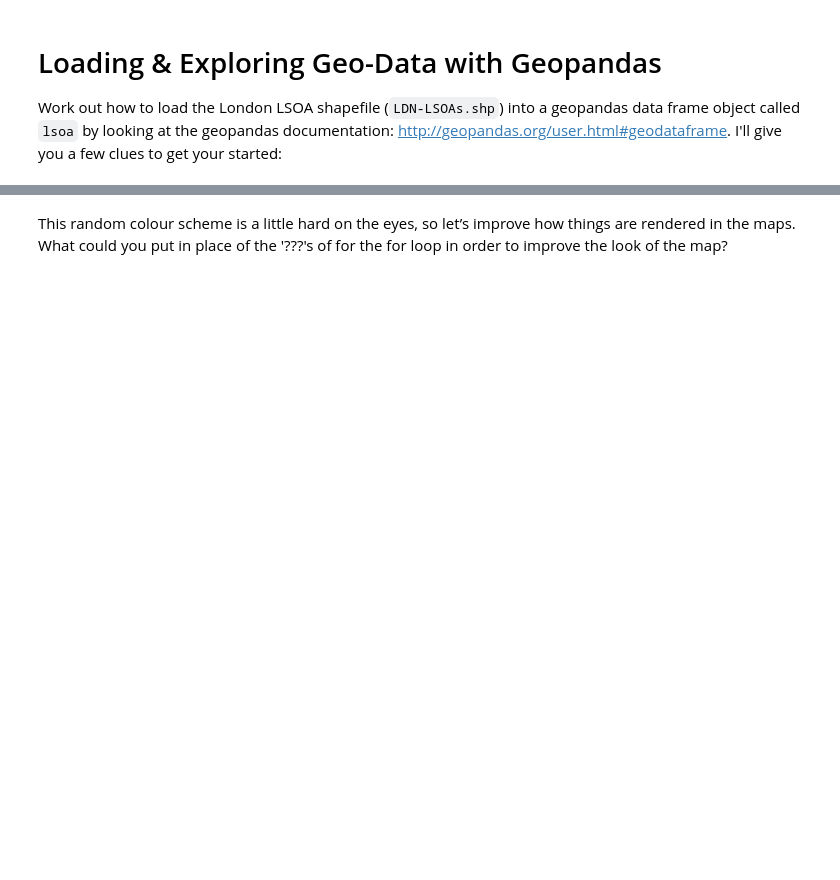
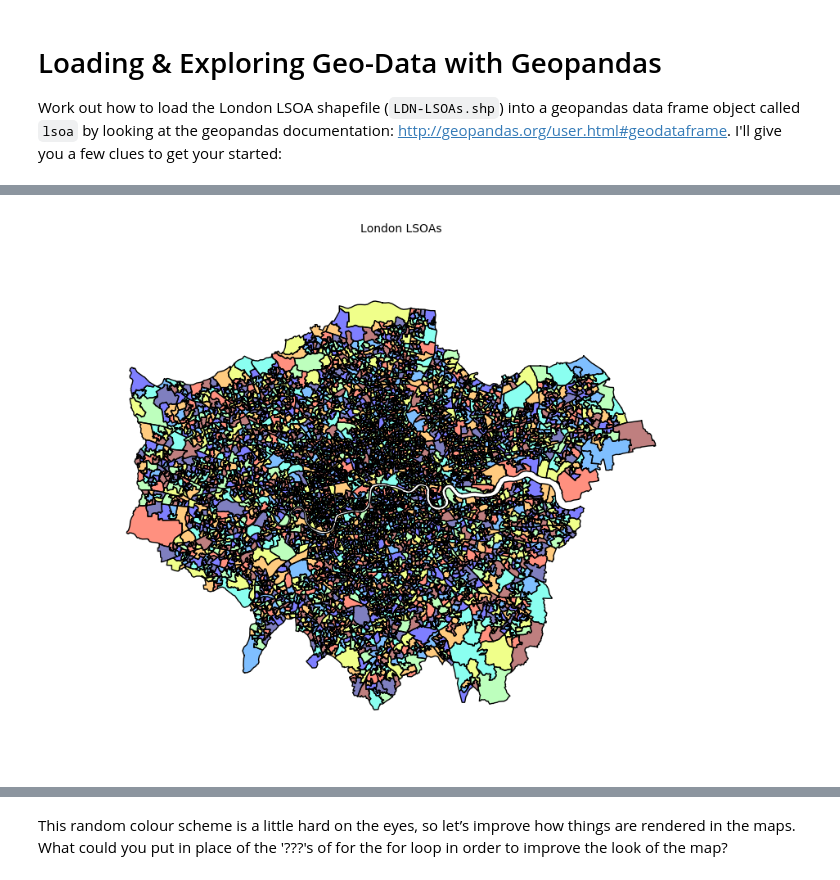
Before and after one commit to kingsgeocomp/spatial-analysis, a Jupyter notebook: New-Practical-2-Mapping and Simple Analysis with Geopandas.ipynb, the cells around one changed output, grey strips where cells are left out. Cells and saved outputs as stored; diff of their text form; code cells hidden in the pictures; blank space fills up the shorter version.

```diff
--- a/New-Practical-2-Mapping and Simple Analysis with Geopandas.ipynb
+++ b/New-Practical-2-Mapping and Simple Analysis with Geopandas.ipynb
@@ -73,7 +112,9 @@ Let’s try to improve the output a bit: take a look at the code in the workshee
 # %%
-f, ax = plt.subplots(1, figsize=(10, 7))
-ax = lsoa.plot(axes=ax, alpha=0.5)
-ax.set_axis_off()
+f, axes = plt.subplots(1, figsize=(10, 7))
+axes = lsoa.plot(ax=axes, alpha=0.5)
+axes.set_axis_off()
 lims = plt.axis('equal')
 f.suptitle('London LSOAs')
 plt.show()
+# %% [output]
+[figure, added]
```
Also changed, not shown: parts of 14 cells of this notebook, 1 other file.
